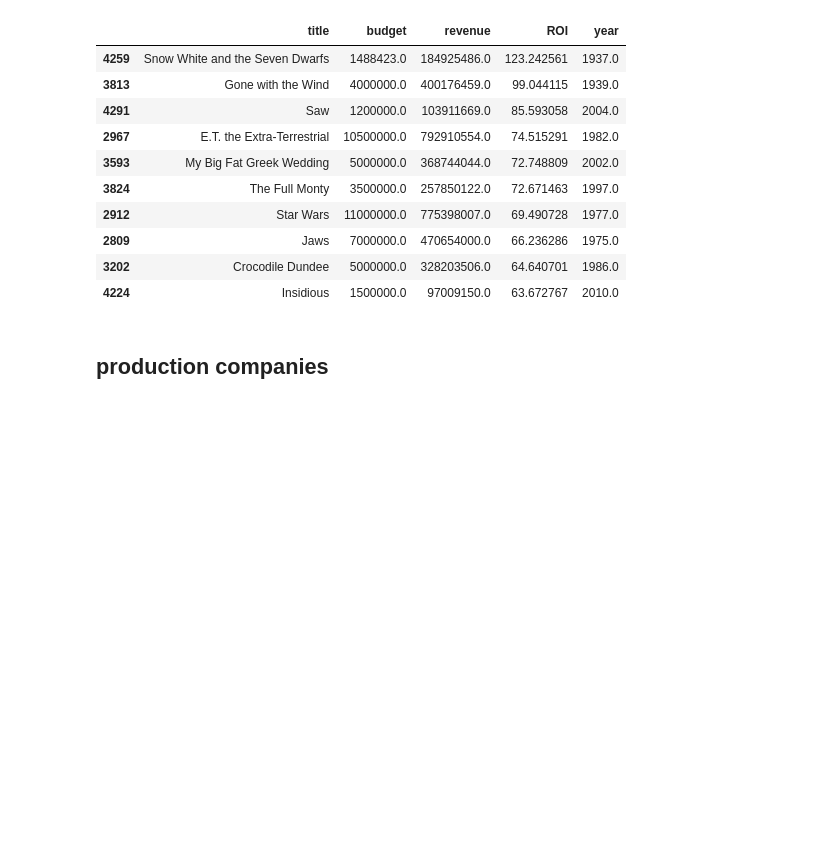
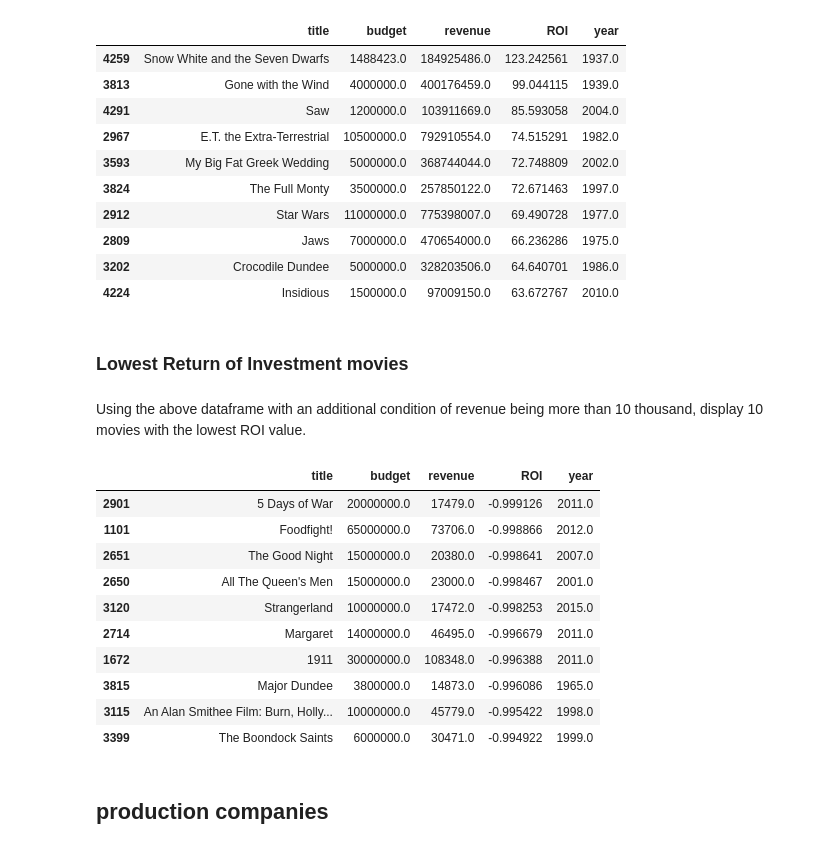
Before and after one commit to leyaof/movie-analysis, a Jupyter notebook: movie-analysis.ipynb, the cells around one changed output. Saved outputs shown, nothing was run; the diff lists cells and outputs as text; code cells hidden in the pictures; blank space fills up the shorter version.

Commit message:
added top 10 highest/lowest ROI movies

```diff
--- a/movie-analysis.ipynb
+++ b/movie-analysis.ipynb
@@ -219,5 +221,7 @@ Sort movie data by ROI in descending order and display the top 10 movies
 # %%
-top_ROI = data[(data['budget']>1e6)][['title', 'budget', 'revenue', 'ROI', 'year']].sort_values(by='ROI', ascending=False)
+top_ROI = (data[(data['budget']>1e6)][['title', 'budget', 'revenue', 'ROI', 'year']]
+           .sort_values(by='ROI', ascending=False)
+          )
 top_ROI.head(10)
 # %% [output]
 |  | title | budget | revenue | ROI | year |
@@ -231,6 +235,24 @@ top_ROI.head(10)
 | 2809 | Jaws | 7000000.0 | 470654000.0 | 66.236286 | 1975.0 |
 | 3202 | Crocodile Dundee | 5000000.0 | 328203506.0 | 64.640701 | 1986.0 |
 | 4224 | Insidious | 1500000.0 | 97009150.0 | 63.672767 | 2010.0 |
+# %% [markdown]
+### Lowest Return of Investment movies
+# %% [markdown]
+Using the above dataframe with an additional condition of revenue being more than 10 thousand, display 10 movies with the lowest ROI value.
+# %%
+top_ROI[(top_ROI['revenue']>1e4)].sort_values(by='ROI', ascending=True).head(10)
+# %% [output]
+|  | title | budget | revenue | ROI | year |
+| 2901 | 5 Days of War | 20000000.0 | 17479.0 | -0.999126 | 2011.0 |
+| 1101 | Foodfight! | 65000000.0 | 73706.0 | -0.998866 | 2012.0 |
+| 2651 | The Good Night | 15000000.0 | 20380.0 | -0.998641 | 2007.0 |
+| 2650 | All The Queen's Men | 15000000.0 | 23000.0 | -0.998467 | 2001.0 |
+| 3120 | Strangerland | 10000000.0 | 17472.0 | -0.998253 | 2015.0 |
+| 2714 | Margaret | 14000000.0 | 46495.0 | -0.996679 | 2011.0 |
+| 1672 | 1911 | 30000000.0 | 108348.0 | -0.996388 | 2011.0 |
+| 3815 | Major Dundee | 3800000.0 | 14873.0 | -0.996086 | 1965.0 |
+| 3115 | An Alan Smithee Film: Burn, Holly... | 10000000.0 | 45779.0 | -0.995422 | 1998.0 |
+| 3399 | The Boondock Saints | 6000000.0 | 30471.0 | -0.994922 | 1999.0 |
 # %% [markdown]
 ## production companies
 # %%
```
Also changed, not shown: parts of 4 cells of this notebook.
